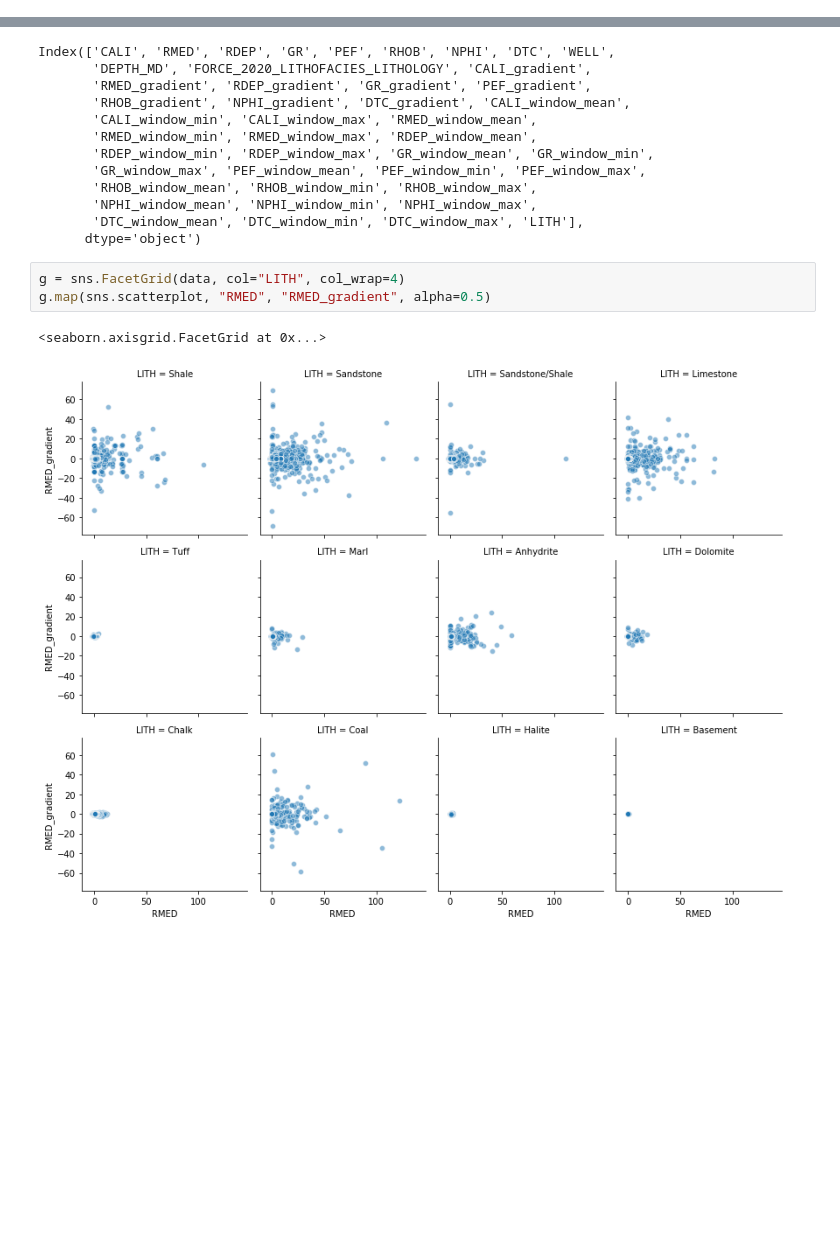
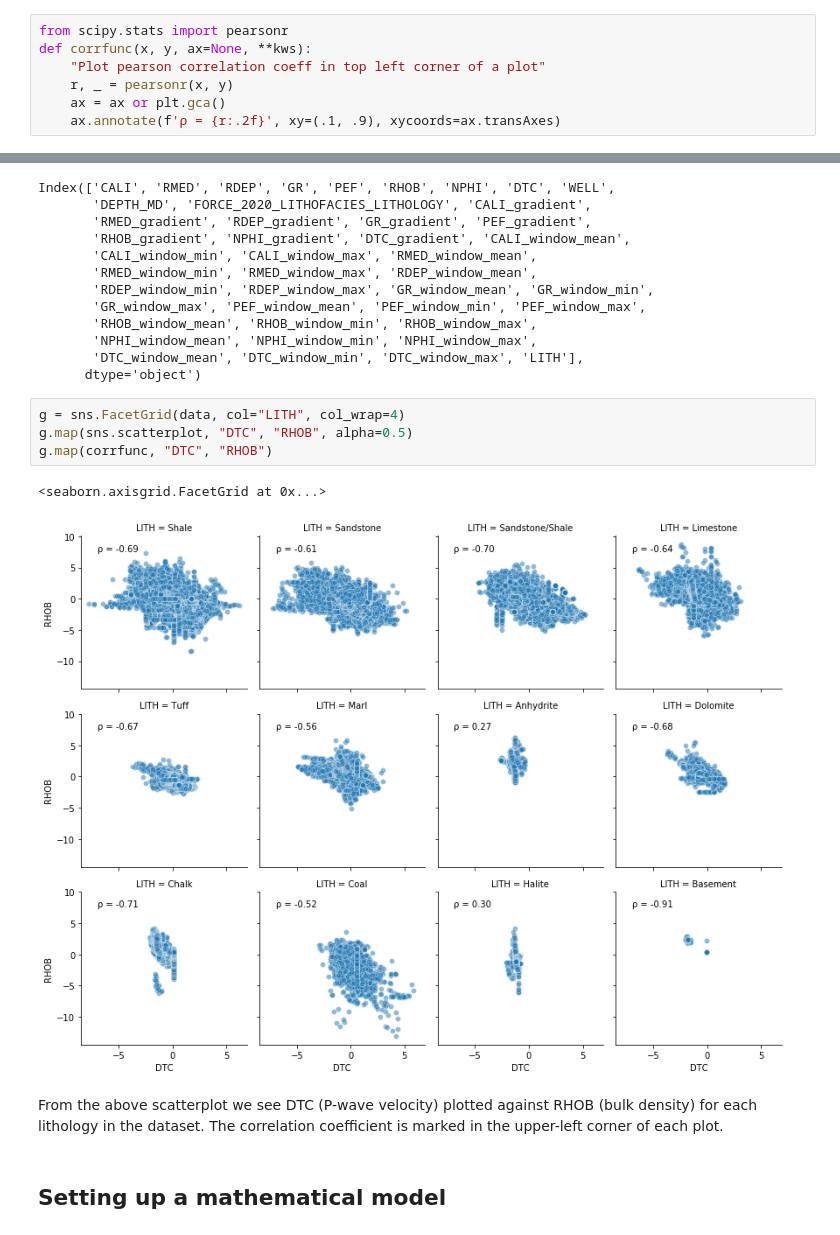
Before and after one commit to christianlehre/thesis, a Jupyter notebook: src/visualizations/visualization_classification.ipynb, the cells around one changed output, grey strips where cells are left out. Cells and saved outputs as stored; diff of their text form; blank space fills up the shorter version.

Commit message:
updated classification notebook with lost model..

```diff
--- a/src/visualizations/visualization_classification.ipynb
+++ b/src/visualizations/visualization_classification.ipynb
@@ -131,0 +180,7 @@ original_data = data[original_variables]
+# %%
+from scipy.stats import pearsonr
+def corrfunc(x, y, ax=None, **kws):
+    "Plot pearson correlation coeff in top left corner of a plot"
+    r, _ = pearsonr(x, y)
+    ax = ax or plt.gca()
+    ax.annotate(f'ρ = {r:.2f}', xy=(.1, .9), xycoords=ax.transAxes)
@@ -241,7 +404,12 @@ Index(['CALI', 'RMED', 'RDEP', 'GR', 'PEF', 'RHOB', 'NPHI', 'DTC', 'WELL',
       dtype='object')
 # %%
 g = sns.FacetGrid(data, col="LITH", col_wrap=4)
-g.map(sns.scatterplot, "RMED", "RMED_gradient", alpha=0.5)
+g.map(sns.scatterplot, "DTC", "RHOB", alpha=0.5)
+g.map(corrfunc, "DTC", "RHOB")
 # %% [output]
 <seaborn.axisgrid.FacetGrid at 0x...>
-[figure, old version]
+[figure, new version]
+# %% [markdown]
+From the above scatterplot we see DTC (P-wave velocity) plotted against RHOB (bulk density) for each lithology in the dataset. The correlation coefficient is marked in the upper-left corner of each plot.
+# %% [markdown]
+## Setting up a mathematical model
```
Also changed, not shown: parts of 37 cells of this notebook.
